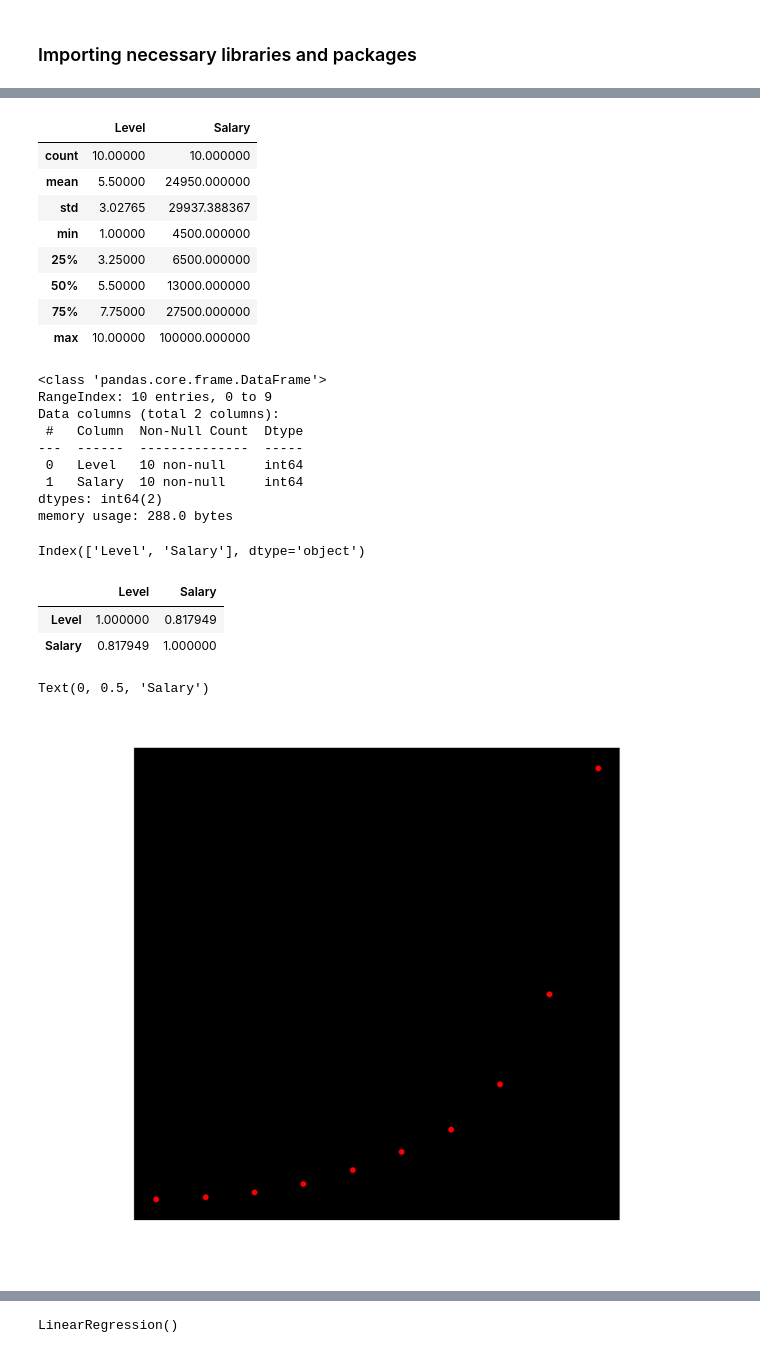
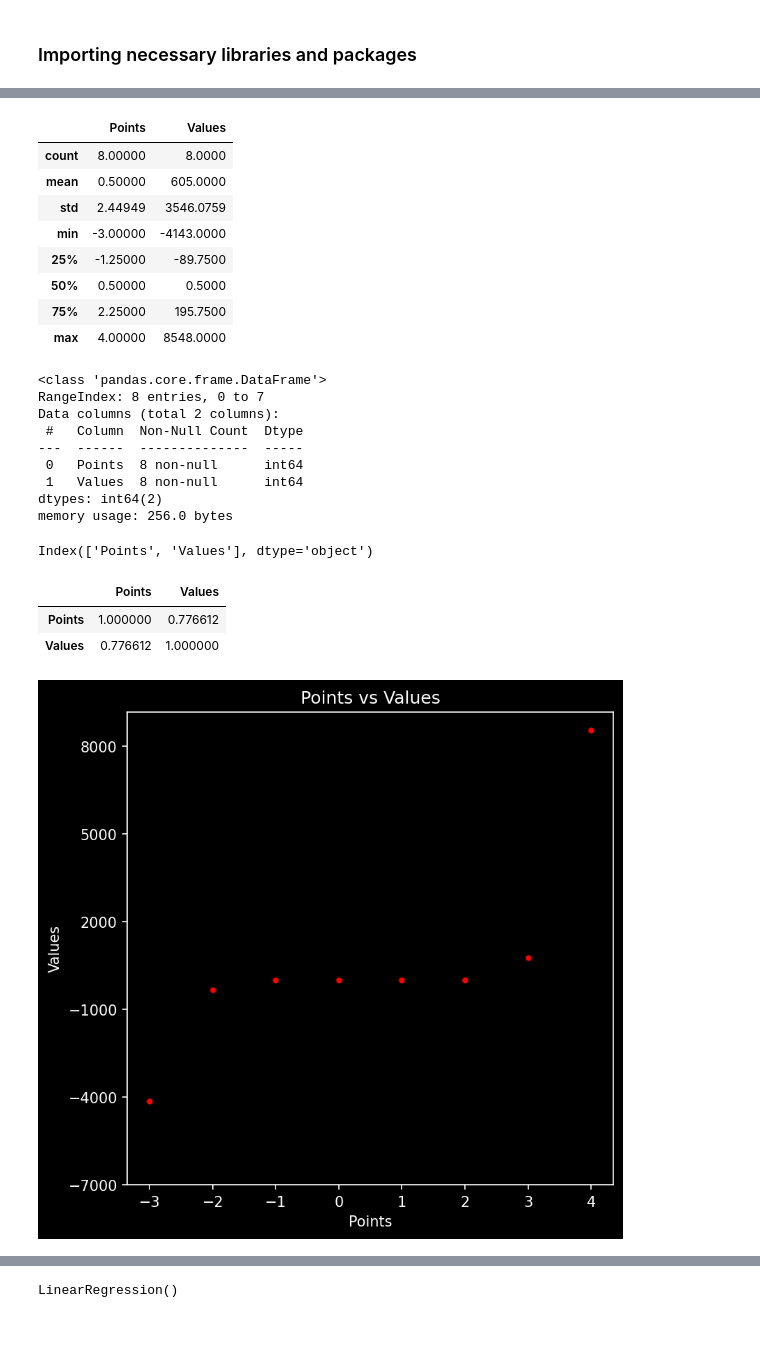
Before and after one commit to debjitpal5040/ML_Algorithms, a Jupyter notebook: Machine Learning/Supervised Learning/Regression/Polynomial Regression/Polynomial Regression.ipynb, the cells around one changed output, grey strips where cells are left out. Drawn from its saved outputs; the diff is of its cells as text; code cells hidden in the pictures.

```diff
--- a/Machine Learning/Supervised Learning/Regression/Polynomial Regression/Polynomial Regression.ipynb
+++ b/Machine Learning/Supervised Learning/Regression/Polynomial Regression/Polynomial Regression.ipynb
@@ -9,6 +9,6 @@ import numpy as np # data processing
 import pandas as pd # data processing
 import matplotlib.pyplot as plt # data plotting
 # %%
-df = pd.read_csv("Dataset/Position_Salaries.csv")
+df = pd.read_csv("Dataset/Point_Values.csv")
 df.head()
 # %% [output]
@@ -21,54 +21,53 @@ df.head()
 # %%
 df.describe()
 # %% [output]
-|  | Level | Salary |
-| count | 10.00000 | 10.000000 |
-| mean | 5.50000 | 24950.000000 |
-| std | 3.02765 | 29937.388367 |
-| min | 1.00000 | 4500.000000 |
-| 25% | 3.25000 | 6500.000000 |
-| 50% | 5.50000 | 13000.000000 |
-| 75% | 7.75000 | 27500.000000 |
-| max | 10.00000 | 100000.000000 |
+|  | Points | Values |
+| count | 8.00000 | 8.0000 |
+| mean | 0.50000 | 605.0000 |
+| std | 2.44949 | 3546.0759 |
+| min | -3.00000 | -4143.0000 |
+| 25% | -1.25000 | -89.7500 |
+| 50% | 0.50000 | 0.5000 |
+| 75% | 2.25000 | 195.7500 |
+| max | 4.00000 | 8548.0000 |
 # %%
 df.info()
 # %% [output]
 <class 'pandas.core.frame.DataFrame'>
-RangeIndex: 10 entries, 0 to 9
+RangeIndex: 8 entries, 0 to 7
 Data columns (total 2 columns):
  #   Column  Non-Null Count  Dtype
 ---  ------  --------------  -----
- 0   Level   10 non-null     int64
- 1   Salary  10 non-null     int64
+ 0   Points  8 non-null      int64
+ 1   Values  8 non-null      int64
 dtypes: int64(2)
-memory usage: 288.0 bytes
+memory usage: 256.0 bytes
 # %%
 df.columns
 # %% [output]
-Index(['Level', 'Salary'], dtype='object')
+Index(['Points', 'Values'], dtype='object')
 # %%
 df.corr()
 # %% [output]
-|  | Level | Salary |
-| Level | 1.000000 | 0.817949 |
-| Salary | 0.817949 | 1.000000 |
+|  | Points | Values |
+| Points | 1.000000 | 0.776612 |
+| Values | 0.776612 | 1.000000 |
 # %%
 X = df.iloc[:, :-1].values
 y = df.iloc[:, -1].values
 # %%
 plt.figure(figsize=(6, 6), dpi=150)
 plt.style.use('dark_background')
-Level = df['Level']
-Salary = df['Salary']
-plt.scatter(Level, Salary, marker=".", color="red")
-plt.xticks(np.arange(1, 11, 1))
-plt.yticks(np.arange(4000,114000,10000))
-plt.title("Years of Experience vs Salary")
-plt.xlabel("Years of Experience")
-plt.ylabel("Salary")
-#plt.savefig("Images/Years_Experience_vs_Salary.png",bbox_inches='tight')
+Points = df['Points']
+Values = df['Values']
+plt.scatter(Points, Values, marker=".", color="red")
+plt.xticks(np.arange(-3, 5, 1))
+plt.yticks(np.arange(-7000,9000,3000))
+plt.title("Points vs Values")
+plt.xlabel("Points")
+plt.ylabel("Values")
+plt.savefig("Images/Years_Experience_vs_Salary.png",bbox_inches='tight')
 # %% [output]
-Text(0, 0.5, 'Salary')
-[figure, old version]
+[figure, new version]
 # %%
 #X_train, X_test, y_train, y_test = train_test_split(X, y, test_size=0.2, random_state=0)
```
Also changed, not shown: parts of 9 cells of this notebook, 26 other files.
